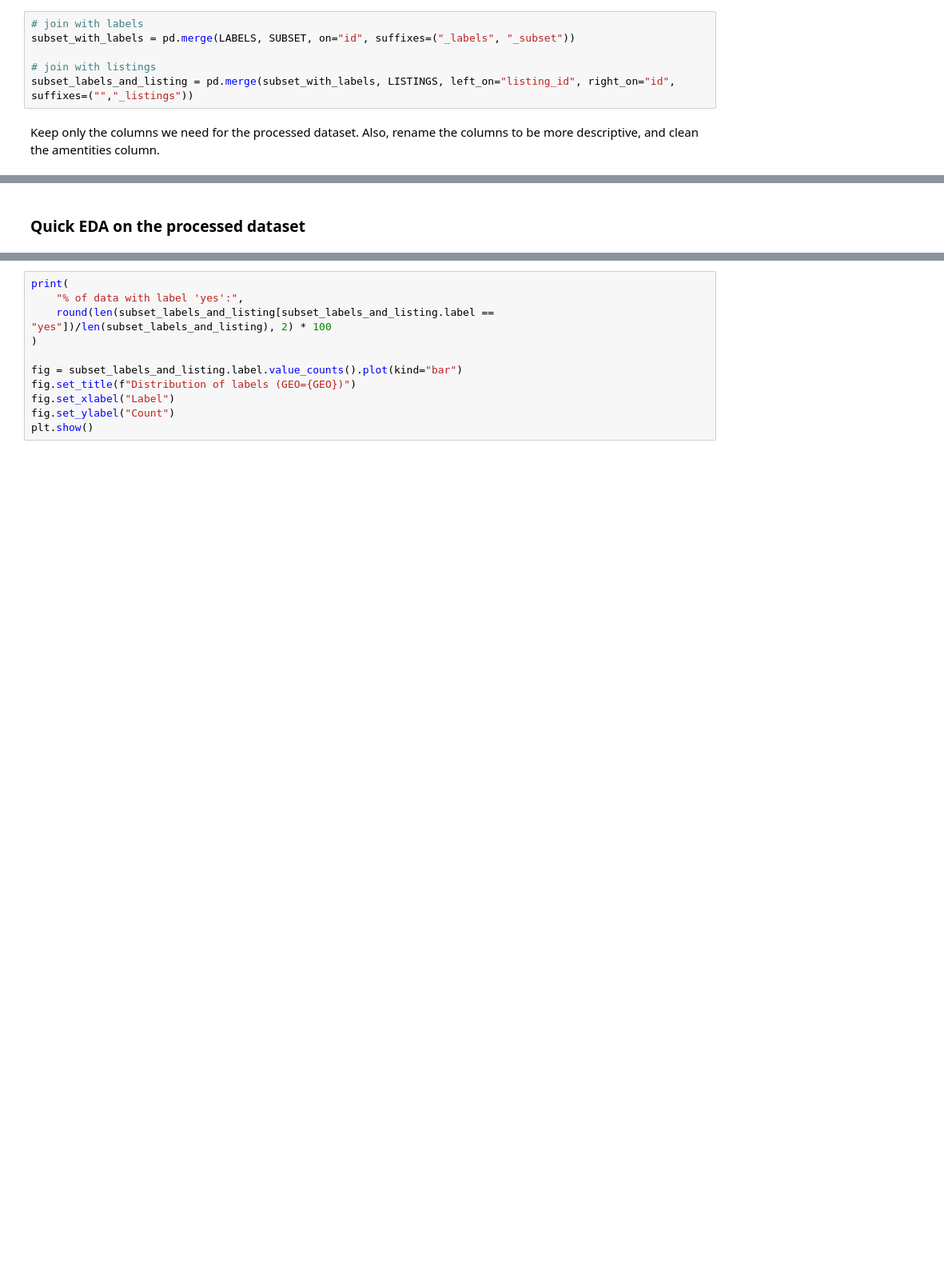
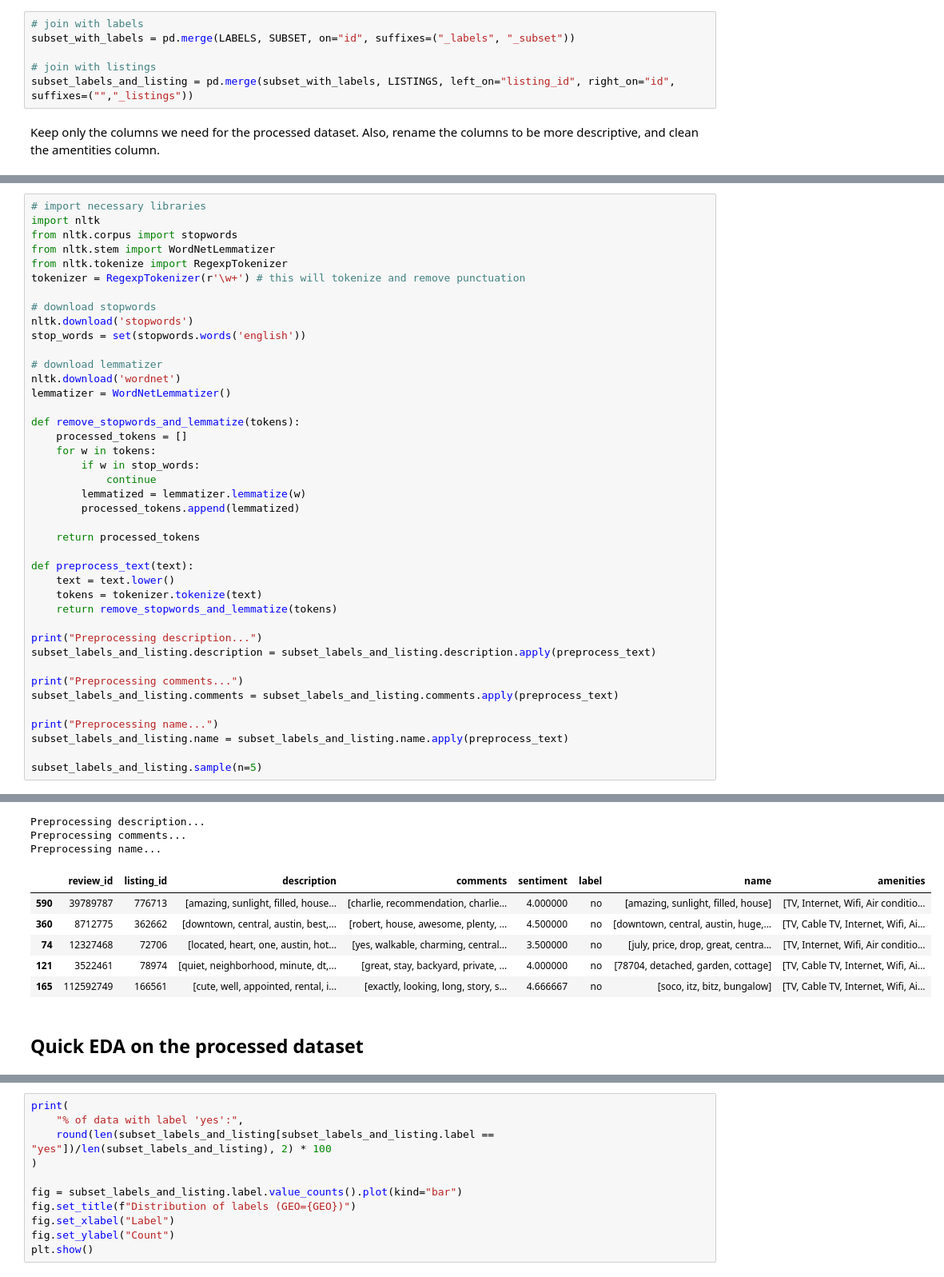
Before and after one commit to g1776/DS440CapstoneIndubitably, a Jupyter notebook: notebooks/data_processing/generate_processed.ipynb, the cells around one changed output, grey strips where cells are left out. Shown: that part at 80% size. Drawn from its saved outputs; the diff is of its cells as text; blank space fills up the shorter version.

```diff
--- a/notebooks/data_processing/generate_processed.ipynb
+++ b/notebooks/data_processing/generate_processed.ipynb
@@ -72,0 +77,42 @@ subset_labels_and_listing
+# %%
+# import necessary libraries
+import nltk
+from nltk.corpus import stopwords
+from nltk.stem import WordNetLemmatizer
+from nltk.tokenize import RegexpTokenizer
+tokenizer = RegexpTokenizer(r'\w+') # this will tokenize and remove punctuation
+
+# download stopwords
+nltk.download('stopwords')
+stop_words = set(stopwords.words('english'))
+
+# download lemmatizer
+nltk.download('wordnet')
+lemmatizer = WordNetLemmatizer()
+
+def remove_stopwords_and_lemmatize(tokens):
+    processed_tokens = []
+    for w in tokens:
+        if w in stop_words:
+            continue
+        lemmatized = lemmatizer.lemmatize(w)
+        processed_tokens.append(lemmatized)
+
+    return processed_tokens
+
+def preprocess_text(text):
+    text = text.lower()
+    tokens = tokenizer.tokenize(text)
+    return remove_stopwords_and_lemmatize(tokens)
+
+print("Preprocessing description...")
+subset_labels_and_listing.description = subset_labels_and_listing.description.apply(preprocess_text)
+
+print("Preprocessing comments...")
+subset_labels_and_listing.comments = subset_labels_and_listing.comments.apply(preprocess_text)
+
+print("Preprocessing name...")
+subset_labels_and_listing.name = subset_labels_and_listing.name.apply(preprocess_text)
+
+subset_labels_and_listing.sample(n=5)
+# %% [output]
@@ -73,2 +125,11 @@ subset_labels_and_listing
+Preprocessing description...
+Preprocessing comments...
+Preprocessing name...
+|  | review_id | listing_id | description | comments | sentiment | label | name | amenities |
+| 590 | 39789787 | 776713 | [amazing, sunlight, filled, house... | [charlie, recommendation, charlie... | 4.000000 | no | [amazing, sunlight, filled, house] | [TV, Internet, Wifi, Air conditio... |
+| 360 | 8712775 | 362662 | [downtown, central, austin, best,... | [robert, house, awesome, plenty, ... | 4.500000 | no | [downtown, central, austin, huge,... | [TV, Cable TV, Internet, Wifi, Ai... |
+| 74 | 12327468 | 72706 | [located, heart, one, austin, hot... | [yes, walkable, charming, central... | 3.500000 | no | [july, price, drop, great, centra... | [TV, Internet, Wifi, Air conditio... |
+| 121 | 3522461 | 78974 | [quiet, neighborhood, minute, dt,... | [great, stay, backyard, private, ... | 4.000000 | no | [78704, detached, garden, cottage] | [TV, Cable TV, Internet, Wifi, Ai... |
+| 165 | 112592749 | 166561 | [cute, well, appointed, rental, i... | [exactly, looking, long, story, s... | 4.666667 | no | [soco, itz, bitz, bungalow] | [TV, Cable TV, Internet, Wifi, Ai... |
 # %% [markdown]
-### Quick EDA on the processed dataset
+## Quick EDA on the processed dataset
```
Also changed, not shown: parts of 7 cells of this notebook.
